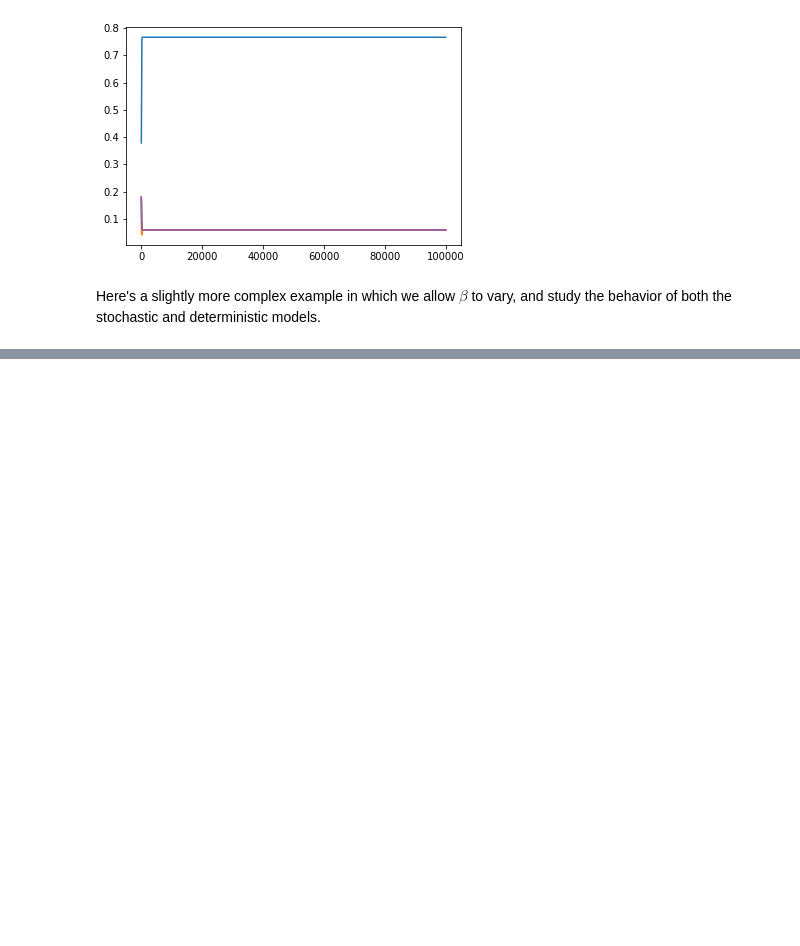
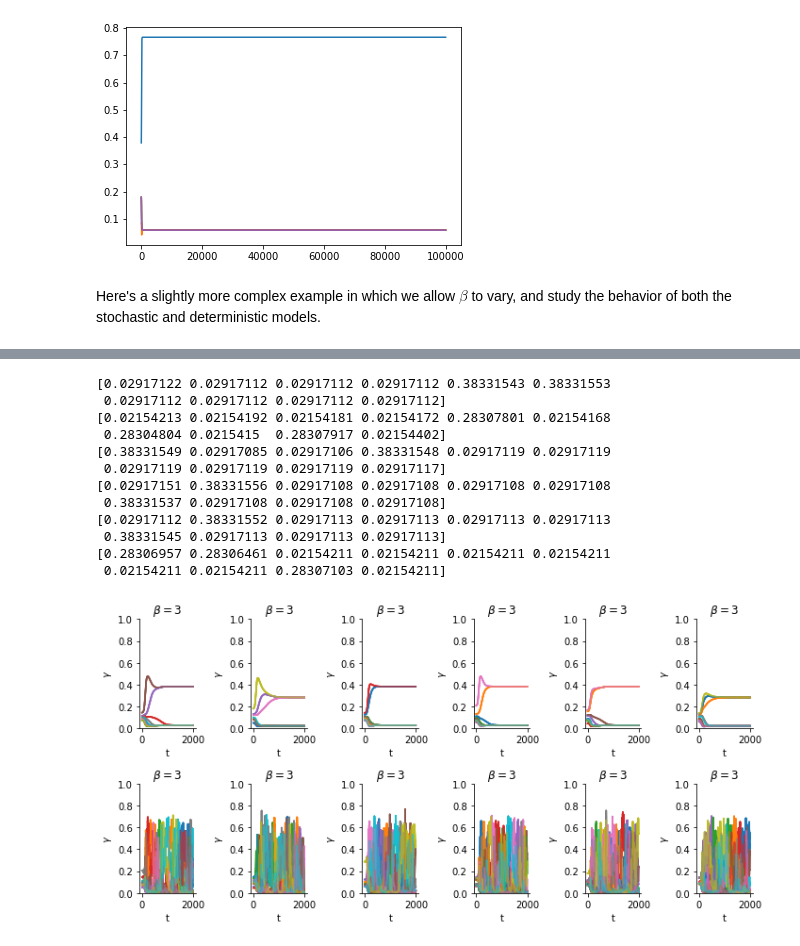
Before and after one commit to PhilChodrow/prestige_reinforcement, a Jupyter notebook: async_mk.ipynb, the cells around one changed output, grey strips where cells are left out. Saved outputs shown, nothing was run; the diff lists cells and outputs as text; code cells hidden in the pictures; blank space fills up the shorter version.

Commit message:
additional sims with random initialization

```diff
--- a/async_mk.ipynb
+++ b/async_mk.ipynb
@@ -150,0 +153,67 @@ plt.tight_layout()
+# %%
+# version with random initialization
+# for now, focus on a fixed value of beta
+
+m_plots = 6 # this many columns of plots
+
+betas = np.repeat(3, m_plots)     # evenly spaced values of $\beta$ between 1 and 3
+n = 10                             # this many departments
+lam = .95                          # memory param
+n_rounds = 2000                    # simulation length
+
+# A0 = np.ones((n,n))                # asymmetric initial condition
+# A0[0,1] += 5
+# A0[1,2] += 5
+
+methods = ['deterministic', 'stochastic'] # use both methods
+
+# create fig and axes
+fig, axarr = plt.subplots(2,m_plots, figsize = (10, 5))
+
+for k in range(2):
+    for i in range(m_plots):
+
+        # random initialization
+        A0 = np.random.randint(1, 10, size = (n,n))
+
+        # do the simulation
+        v = simulate(n = n,
+                     beta = betas[i],
+                     lam = lam,
+                     n_rounds = n_rounds,
+                     update_interval = 1,
+                     A0 = A0,
+                     method = methods[k])
+
+        if k == 0:
+            print(v[-1,])
+
+        # plot the results
+        for j in range(n):
+            axarr[k][i].plot(v[j:,], alpha = .5)
+
+        # axis labels and aesthetics
+        axarr[k][i].set(
+                     ylim = (0,1),
+                     title = r'$\beta = $' + str(betas[i]),
+                     xlabel = 't',
+                     ylabel = r'$\gamma$')
+
+        axarr[k][i].spines['right'].set_visible(False)
+        axarr[k][i].spines['top'].set_visible(False)
+
+plt.tight_layout()
+# %% [output]
+[0.02917122 0.02917112 0.02917112 0.02917112 0.38331543 0.38331553
+ 0.02917112 0.02917112 0.02917112 0.02917112]
+[0.02154213 0.02154192 0.02154181 0.02154172 0.28307801 0.02154168
+ 0.28304804 0.0215415  0.28307917 0.02154402]
+[0.38331549 0.02917085 0.02917106 0.38331548 0.02917119 0.02917119
+ 0.02917119 0.02917119 0.02917119 0.02917117]
+[0.02917151 0.38331556 0.02917108 0.02917108 0.02917108 0.02917108
+ 0.38331537 0.02917108 0.02917108 0.02917108]
+[0.02917112 0.38331552 0.02917113 0.02917113 0.02917113 0.02917113
+ 0.38331545 0.02917113 0.02917113 0.02917113]
+[0.28306957 0.28306461 0.02154211 0.02154211 0.02154211 0.02154211
+ 0.02154211 0.02154211 0.28307103 0.02154211]
+[figure, added]
```
Also changed, not shown: parts of 1 cell of this notebook.
